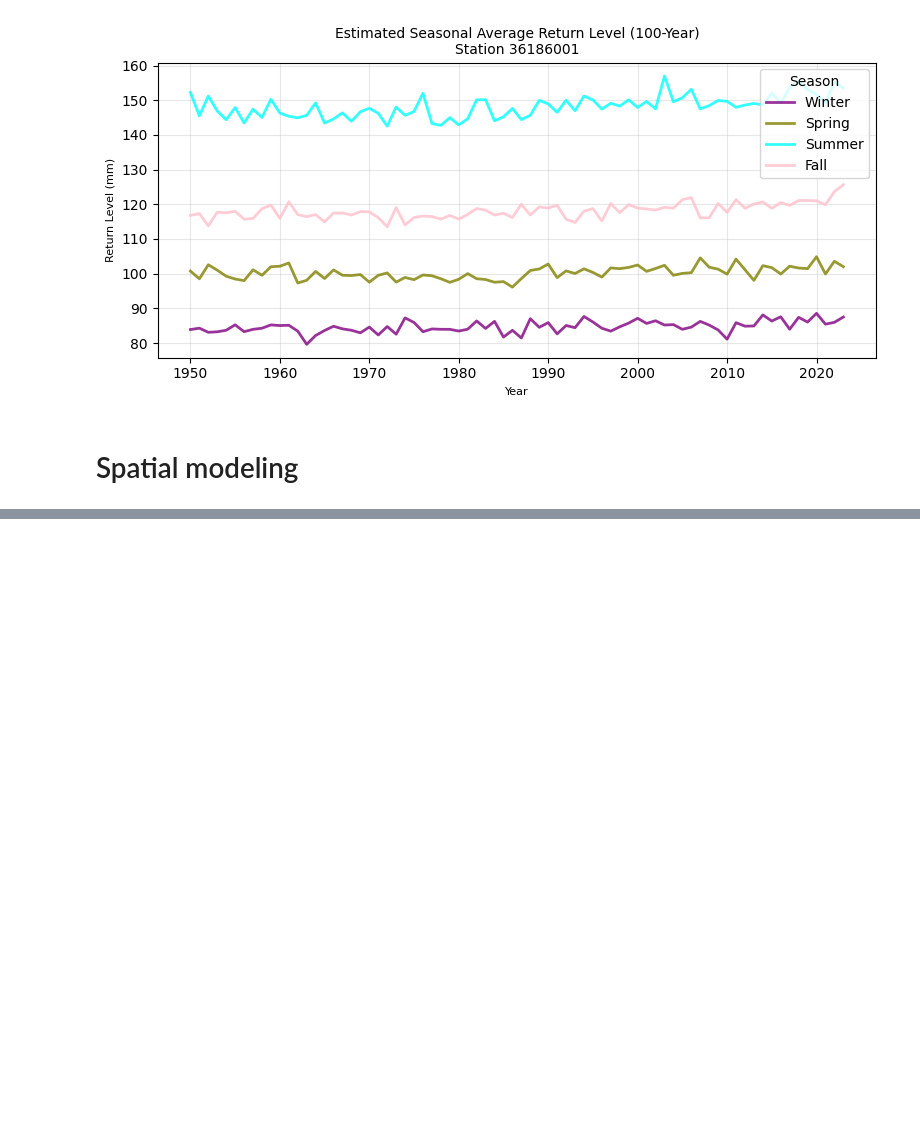
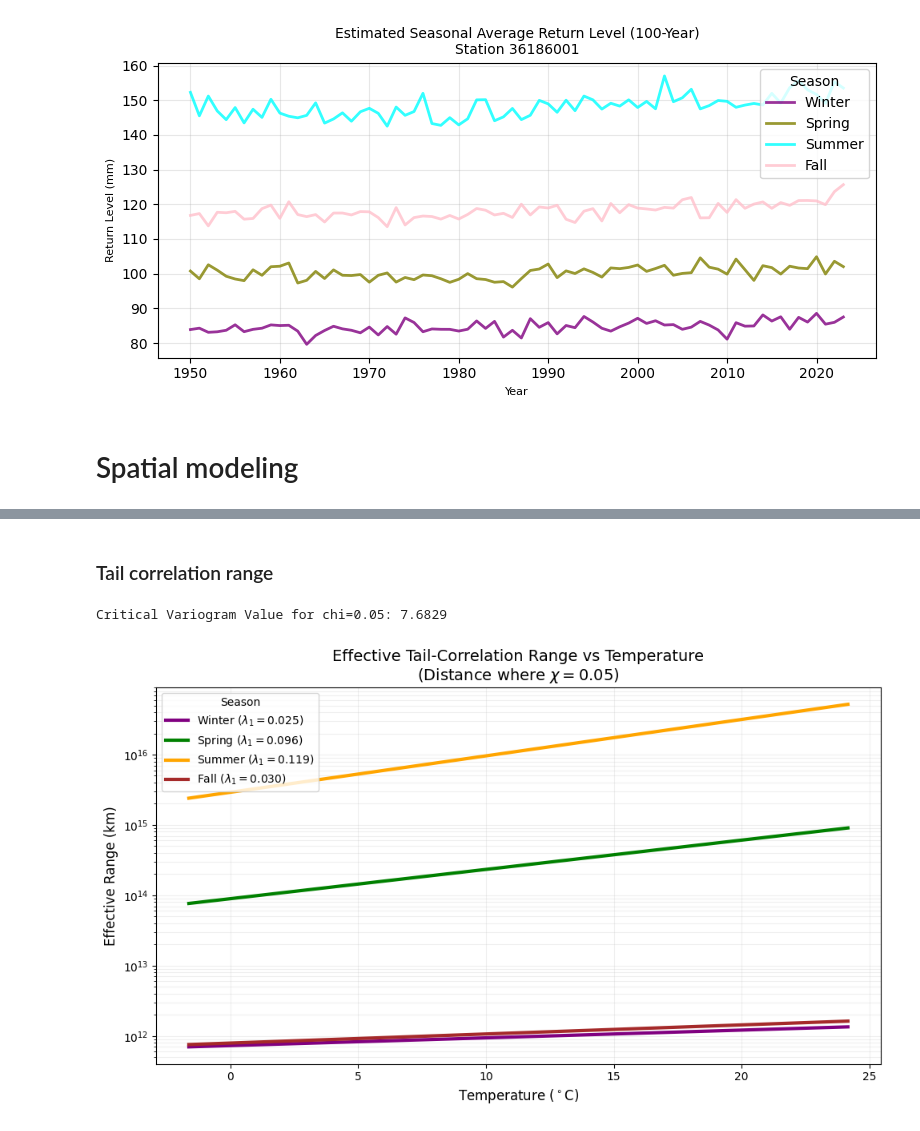
Before and after one commit to mdb0/extreme-precipitation-extents, a Jupyter notebook: model.ipynb, the cells around one changed output, grey strips where cells are left out. Cells and saved outputs as stored; diff of their text form; code cells hidden in the pictures; blank space fills up the shorter version.

```diff
--- a/model.ipynb
+++ b/model.ipynb
@@ -141,0 +583,75 @@ Plotting...
+# %% [markdown]
+### Tail correlation range
+# %%
+from scipy.stats import norm
+
+def plot_effective_range(seasonal_fits, temp_data=None):
+    """
+    Plots the Effective Range (distance where tail correlation = 0.05) vs Temperature.
+    """
+    # 1. Calculate Critical Gamma Value for chi = 0.05
+    # chi = 2 * (1 - Phi(sqrt(gamma/2))) = 0.05
+    # Phi(sqrt(gamma/2)) = 1 - 0.025 = 0.975
+    # sqrt(gamma/2) = quantile(0.975) approx 1.96
+    z_score = norm.ppf(0.975)
+    gamma_crit = 2 * (z_score ** 2) # approx 7.68
+
+    print(f"Critical Variogram Value for chi=0.05: {gamma_crit:.4f}")
+
+    # 2. Setup Plot
+    plt.figure(figsize=(10, 6))
+
+    seasons = ['Winter', 'Spring', 'Summer', 'Fall']
+    colors = {'Winter': 'purple', 'Spring': 'green', 'Summer': 'orange', 'Fall': 'brown'}
+
+    # Define Temperature Range for plotting (e.g., -5C to 35C)
+    if temp_data is not None:
+        t_min, t_max = temp_data.min(), temp_data.max()
+    else:
+        t_min, t_max = -5, 30
+
+    t_grid = np.linspace(t_min, t_max, 100)
+
+    for season in seasons:
+        if season not in seasonal_fits:
+            continue
+
+        params = seasonal_fits[season]
+        nu, lambda0, lambda1 = params
+
+        # Calculate Effective Range
+        # h_eff = lambda(T) * (gamma_crit)^(1/nu)
+        # lambda(T) = exp(lambda0 + lambda1 * T)
+
+        range_param = np.exp(lambda0 + lambda1 * t_grid)
+        scaling_factor = gamma_crit ** (1 / nu)
+
+        h_eff = range_param * scaling_factor
+
+        # Plot
+        plt.plot(t_grid, h_eff, lw=3, color=colors[season], label=f"{season} ($\lambda_1={lambda1:.3f}$)")
+
+        # Add marker for mean temp of that season if available?
+        # (Skipping for cleaner plot)
+
+    # 3. Formatting
+    plt.title("Effective Tail-Correlation Range vs Temperature\n(Distance where $\chi = 0.05$)", fontsize=14)
+    plt.xlabel("Temperature ($^\circ$C)", fontsize=12)
+    plt.ylabel("Effective Range (km)", fontsize=12)
+    plt.yscale('log') # Log scale helps distinguish the scales
+    plt.grid(True, which="both", ls="-", alpha=0.2)
+    plt.legend(title="Season")
+
+    # Add Limits if needed to match paper style (e.g. 0 to 400km)
+    # plt.ylim(0, 500)
+
+    plt.tight_layout()
+    plt.show()
+
+# Run the plot
+# Assumes 'seasonal_fits' was populated in the previous cell
+# Assumes 'temp_vector' exists from previous step
+plot_effective_range(seasonal_fits, temp_vector)
+# %% [output]
+Critical Variogram Value for chi=0.05: 7.6829
+[figure, added]
```
Also changed, not shown: parts of 11 cells of this notebook.
